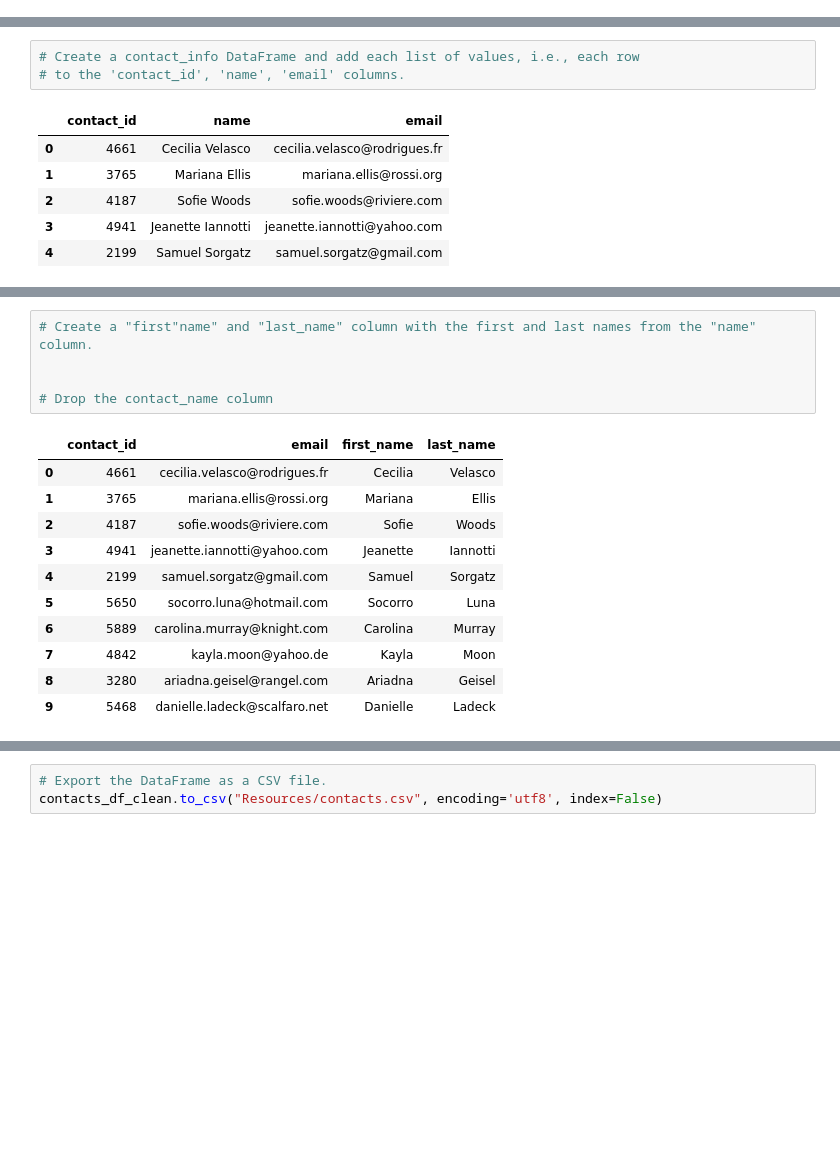
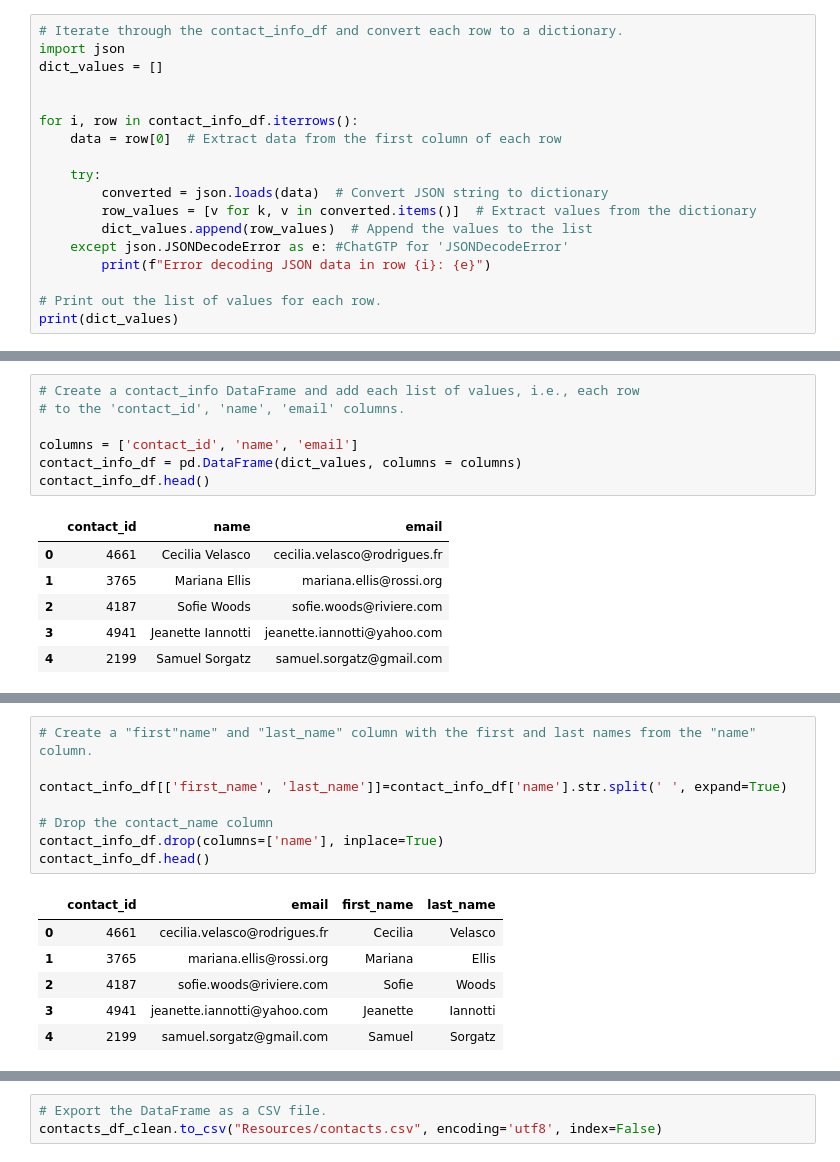
Before and after one commit to kathygm9/Project-2-ETL, a Jupyter notebook: ETL_Mini_Project_KGonzalez_KPrasad.ipynb, the cells around one changed output, grey strips where cells are left out. Saved outputs shown, nothing was run; the diff lists cells and outputs as text; blank space fills up the shorter version.

```diff
--- a/ETL_Mini_Project_KGonzalez_KPrasad.ipynb
+++ b/ETL_Mini_Project_KGonzalez_KPrasad.ipynb
@@ -324,0 +325,18 @@ print(dict_values)
+# %%
+# Iterate through the contact_info_df and convert each row to a dictionary.
+import json
+dict_values = []
+
+
+for i, row in contact_info_df.iterrows():
+    data = row[0]  # Extract data from the first column of each row
+
+    try:
+        converted = json.loads(data)  # Convert JSON string to dictionary
+        row_values = [v for k, v in converted.items()]  # Extract values from the dictionary
+        dict_values.append(row_values)  # Append the values to the list
+    except json.JSONDecodeError as e: #ChatGTP for 'JSONDecodeError'
+        print(f"Error decoding JSON data in row {i}: {e}")
+
+# Print out the list of values for each row.
+print(dict_values)
@@ -325,6 +346,10 @@ print(dict_values)
 # %%
 # Create a contact_info DataFrame and add each list of values, i.e., each row
 # to the 'contact_id', 'name', 'email' columns.
+
+columns = ['contact_id', 'name', 'email']
+contact_info_df = pd.DataFrame(dict_values, columns = columns)
+contact_info_df.head()
 # %% [output]
 |  | contact_id | name | email |
 | 0 | 4661 | Cecilia Velasco | cecilia.velasco@rodrigues.fr |
@@ -348,19 +374,17 @@ memory usage: 23.6+ KB
 # %%
 # Create a "first"name" and "last_name" column with the first and last names from the "name" column.
 
+contact_info_df[['first_name', 'last_name']]=contact_info_df['name'].str.split(' ', expand=True)
 
 # Drop the contact_name column
+contact_info_df.drop(columns=['name'], inplace=True)
+contact_info_df.head()
 # %% [output]
 |  | contact_id | email | first_name | last_name |
 | 0 | 4661 | cecilia.velasco@rodrigues.fr | Cecilia | Velasco |
 | 1 | 3765 | mariana.ellis@rossi.org | Mariana | Ellis |
 | 2 | 4187 | sofie.woods@riviere.com | Sofie | Woods |
 | 3 | 4941 | jeanette.iannotti@yahoo.com | Jeanette | Iannotti |
 | 4 | 2199 | samuel.sorgatz@gmail.com | Samuel | Sorgatz |
-| 5 | 5650 | socorro.luna@hotmail.com | Socorro | Luna |
-| 6 | 5889 | carolina.murray@knight.com | Carolina | Murray |
-| 7 | 4842 | kayla.moon@yahoo.de | Kayla | Moon |
-| 8 | 3280 | ariadna.geisel@rangel.com | Ariadna | Geisel |
-| 9 | 5468 | danielle.ladeck@scalfaro.net | Danielle | Ladeck |
 # %%
 # Reorder the columns
```
Also changed, not shown: parts of 11 cells of this notebook.
